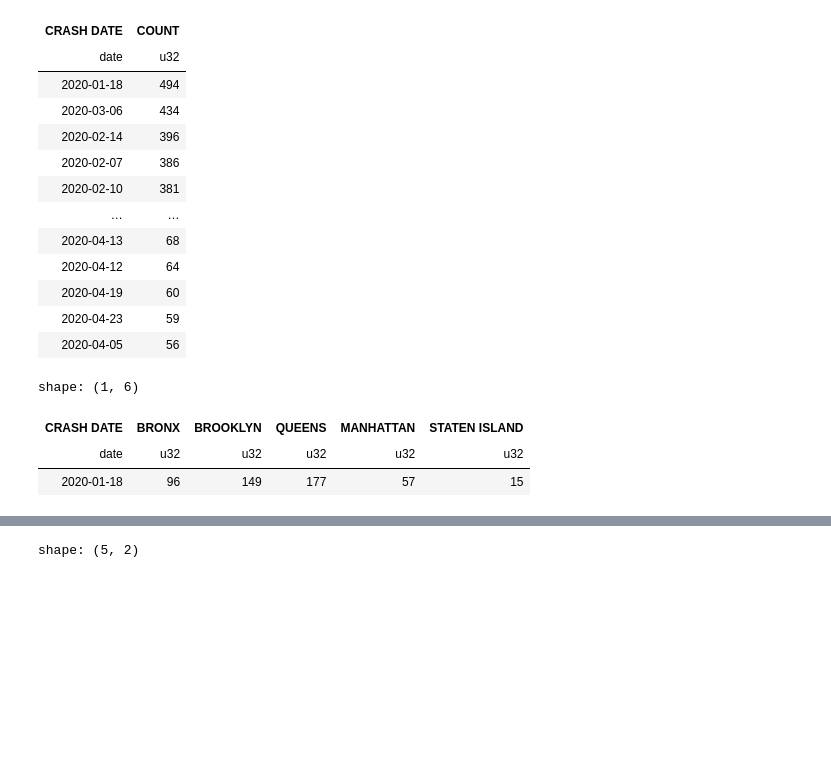
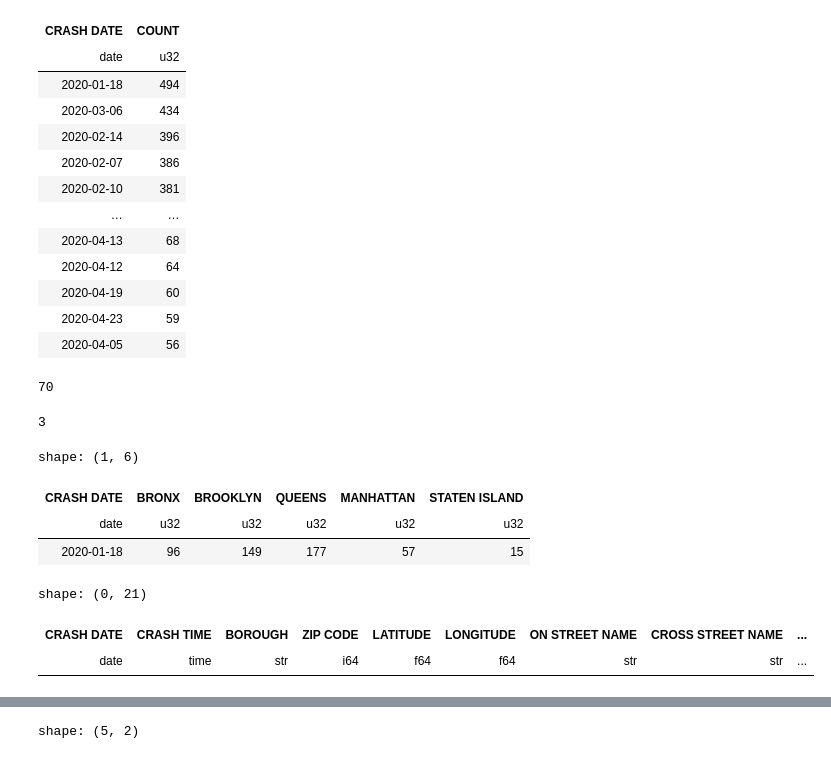
Before and after one commit to khanim-abdullayeva/CodeAlpha_Tasks, a Jupyter notebook: Task 2 - EDA/EDA.ipynb, the cells around one changed output, grey strips where cells are left out. Drawn from its saved outputs; the diff is of its cells as text; code cells hidden in the pictures; blank space fills up the shorter version.

```diff
--- a/Task 2 - EDA/EDA.ipynb
+++ b/Task 2 - EDA/EDA.ipynb
@@ -93,6 +93,14 @@ shape: (242, 2)
 | 2020-04-19 | 60 |
 | 2020-04-23 | 59 |
 | 2020-04-05 | 56 |
+# %%
+df["NUMBER OF PERSONS KILLED"].sum()   # 70 people died in a year as a result of these accidents
+# %% [output]
+70
+# %%
+df["NUMBER OF PERSONS KILLED"].max()  # Maximum number of people died in one accident
+# %% [output]
+3
 # %%
 pivot1 = df.pivot(
     on = "BOROUGH",
@@ -110,4 +118,12 @@ shape: (1, 6)
 | CRASH DATE | BRONX | BROOKLYN | QUEENS | MANHATTAN | STATEN ISLAND |
 | date | u32 | u32 | u32 | u32 | u32 |
 | 2020-01-18 | 96 | 149 | 177 | 57 | 15 |
+# %%
+df.filter(
+    (pl.col("CRASH DATE") == date(2020,1,18)) & (pl.col("NUMBER OF PERSONS KILLED") > 1)
+)
+# %% [output]
+shape: (0, 21)
+| CRASH DATE | CRASH TIME | BOROUGH | ZIP CODE | LATITUDE | LONGITUDE | ON STREET NAME | CROSS STREET NAME | ... |
+| date | time | str | i64 | f64 | f64 | str | str | ... |
 # %%
```
Also changed, not shown: parts of 8 cells of this notebook.
